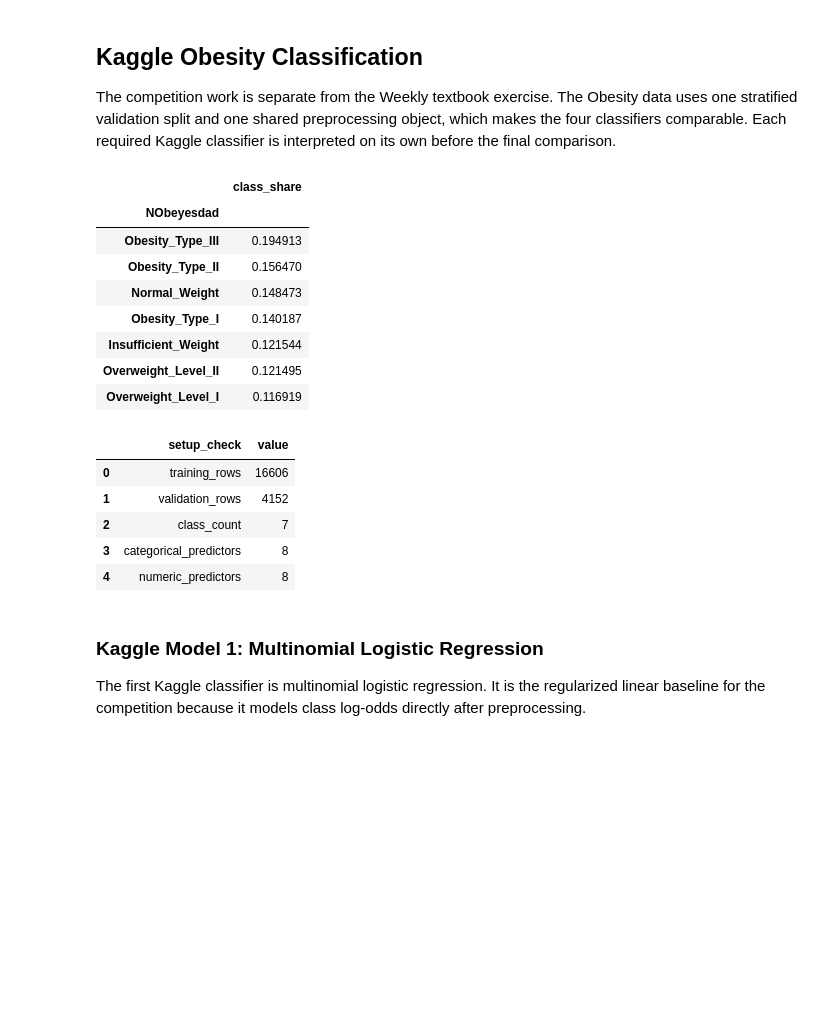
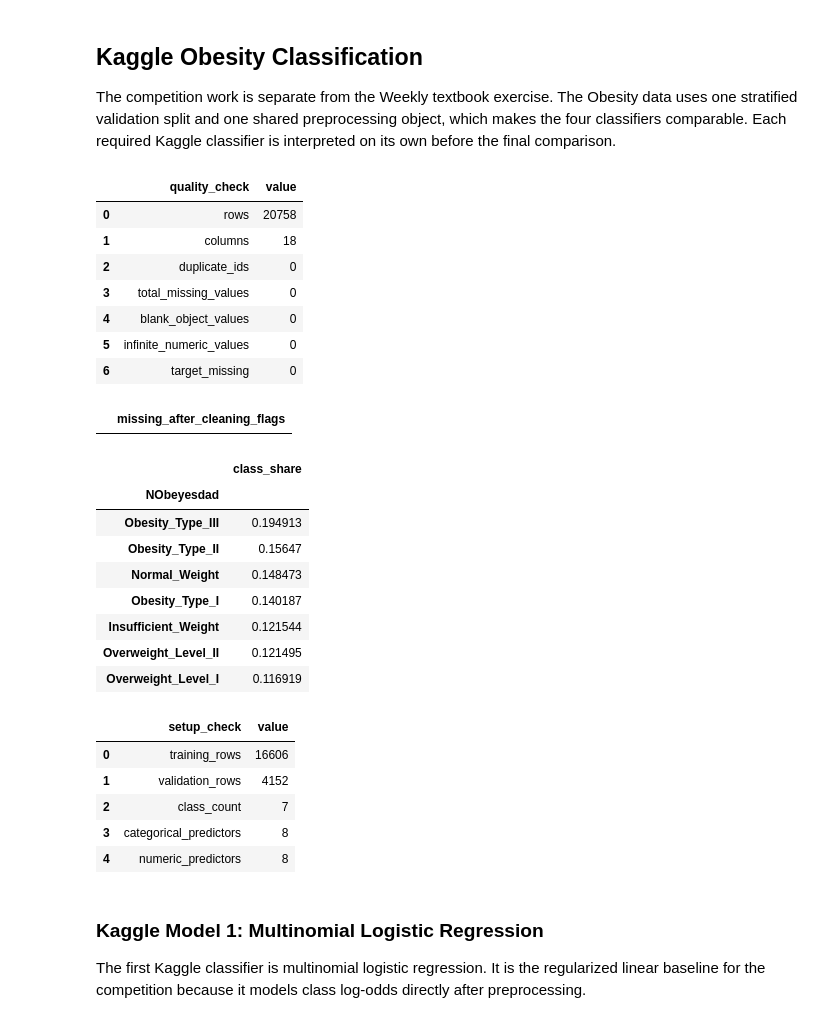
Before and after one commit to maldo81/dds-8555-predictive-analysis, a Jupyter notebook: Week 5/Assignment 5/MaldonadoJDDS8555-5.ipynb, the cells around one changed output. Saved outputs shown, nothing was run; the diff lists cells and outputs as text; code cells hidden in the pictures; blank space fills up the shorter version.

```diff
--- a/Week 5/Assignment 5/MaldonadoJDDS8555-5.ipynb
+++ b/Week 5/Assignment 5/MaldonadoJDDS8555-5.ipynb
@@ -195,42 +195,74 @@ The competition work is separate from the Weekly textbook exercise.  The Obesity
 # %%
 from sklearn.compose import ColumnTransformer
 from sklearn.discriminant_analysis import LinearDiscriminantAnalysis
 from sklearn.linear_model import LogisticRegression
 from sklearn.metrics import accuracy_score, balanced_accuracy_score, confusion_matrix
 from sklearn.model_selection import train_test_split
 from sklearn.naive_bayes import GaussianNB
 from sklearn.pipeline import Pipeline
+from sklearn.impute import SimpleImputer
 from sklearn.preprocessing import OneHotEncoder, StandardScaler
 from sklearn.svm import LinearSVC
 
-obesity = pd.read_csv(KAGGLE / "playground-series-s4e2" / "train.csv")
+obesity_raw = pd.read_csv(KAGGLE / "playground-series-s4e2" / "train.csv")
+target_col = "NObeyesdad"
+duplicate_ids = int(obesity_raw["id"].duplicated().sum()) if "id" in obesity_raw else 0
+missing_by_column = obesity_raw.isna().sum()
+blank_object_values = int(sum((obesity_raw[c].astype(str).str.strip() == "").sum() for c in obesity_raw.select_dtypes(include=["object", "string"]).columns))
+infinite_numeric = int(np.isinf(obesity_raw.select_dtypes(include=np.number)).sum().sum())
+display(pd.DataFrame({
+    "quality_check": ["rows", "columns", "duplicate_ids", "total_missing_values", "blank_object_values", "infinite_numeric_values", "target_missing"],
+    "value": [len(obesity_raw), obesity_raw.shape[1], duplicate_ids, int(missing_by_column.sum()), blank_object_values, infinite_numeric, int(obesity_raw[target_col].isna().sum())],
+}))
+
+obesity = obesity_raw.copy()
+if duplicate_ids:
+    obesity = obesity.drop_duplicates(subset=["id"], keep="first")
+obesity = obesity.replace([np.inf, -np.inf], np.nan)
+for col in obesity.select_dtypes(include=["object", "string"]).columns:
+    obesity[col] = obesity[col].astype("string").str.strip().replace("", pd.NA)
+if obesity[target_col].isna().any():
+    obesity = obesity.dropna(subset=[target_col])
+display(obesity.isna().sum().rename("missing_after_cleaning_flags").to_frame().query("missing_after_cleaning_flags > 0"))
+
 X = obesity.drop(columns=["NObeyesdad"])
 y = obesity["NObeyesdad"]
 display(y.value_counts(normalize=True).rename("class_share").to_frame())
-cat = X.select_dtypes(include="object").columns.tolist()
+cat = X.select_dtypes(include=["object", "string"]).columns.tolist()
 num = [c for c in X.columns if c not in cat + ["id"]]
-pre_dense = ColumnTransformer([("cat", OneHotEncoder(handle_unknown="ignore", sparse_output=False), cat), ("num", StandardScaler(), num)], sparse_threshold=0)
+cat_pipe = Pipeline([("impute", SimpleImputer(strategy="most_frequent")), ("onehot", OneHotEncoder(handle_unknown="ignore", sparse_output=False))])
+num_pipe = Pipeline([("impute", SimpleImputer(strategy="median")), ("scale", StandardScaler())])
+pre_dense = ColumnTransformer([("cat", cat_pipe, cat), ("num", num_pipe, num)], sparse_threshold=0)
 X_train, X_valid, y_train, y_valid = train_test_split(X, y, test_size=.2, stratify=y, random_state=RANDOM_STATE)
 display(pd.DataFrame({
     "setup_check": ["training_rows", "validation_rows", "class_count", "categorical_predictors", "numeric_predictors"],
     "value": [len(X_train), len(X_valid), y.nunique(), len(cat), len(num)],
 }))
 # %% [output]
-|  | class_share |
-| NObeyesdad |  |
-| Obesity_Type_III | 0.194913 |
-| Obesity_Type_II | 0.156470 |
-| Normal_Weight | 0.148473 |
-| Obesity_Type_I | 0.140187 |
-| Insufficient_Weight | 0.121544 |
-| Overweight_Level_II | 0.121495 |
-| Overweight_Level_I | 0.116919 |
+|  | quality_check | value |
+| 0 | rows | 20758 |
+| 1 | columns | 18 |
+| 2 | duplicate_ids | 0 |
+| 3 | total_missing_values | 0 |
+| 4 | blank_object_values | 0 |
+| 5 | infinite_numeric_values | 0 |
+| 6 | target_missing | 0 |
-|  | setup_check | value |
-| 0 | training_rows | 16606 |
-| 1 | validation_rows | 4152 |
-| 2 | class_count | 7 |
-| 3 | categorical_predictors | 8 |
-| 4 | numeric_predictors | 8 |
+|  | missing_after_cleaning_flags |
+|  | class_share |
+| NObeyesdad |  |
+| Obesity_Type_III | 0.194913 |
+| Obesity_Type_II | 0.15647 |
+| Normal_Weight | 0.148473 |
+| Obesity_Type_I | 0.140187 |
+| Insufficient_Weight | 0.121544 |
+| Overweight_Level_II | 0.121495 |
+| Overweight_Level_I | 0.116919 |
+|  | setup_check | value |
+| 0 | training_rows | 16606 |
+| 1 | validation_rows | 4152 |
+| 2 | class_count | 7 |
+| 3 | categorical_predictors | 8 |
+| 4 | numeric_predictors | 8 |
 # %% [markdown]
 ### Kaggle Model 1: Multinomial Logistic Regression
 
```
Also changed, not shown: parts of 1 cell of this notebook, 9 other files.
